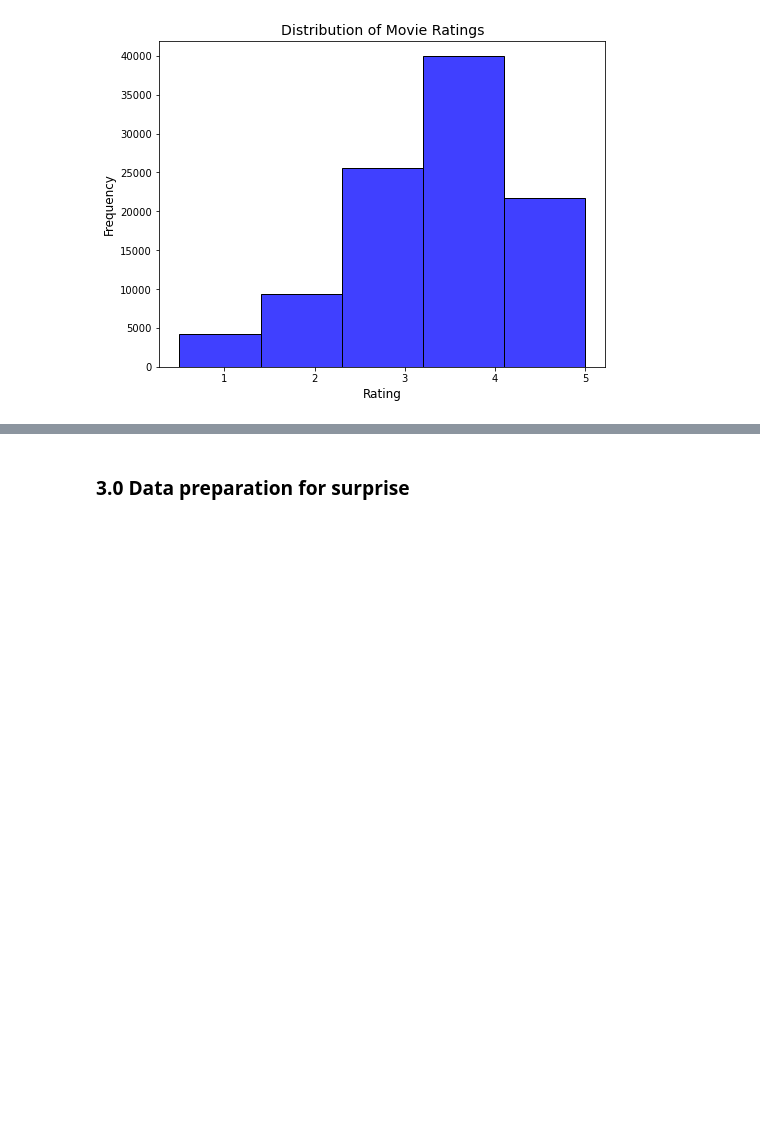
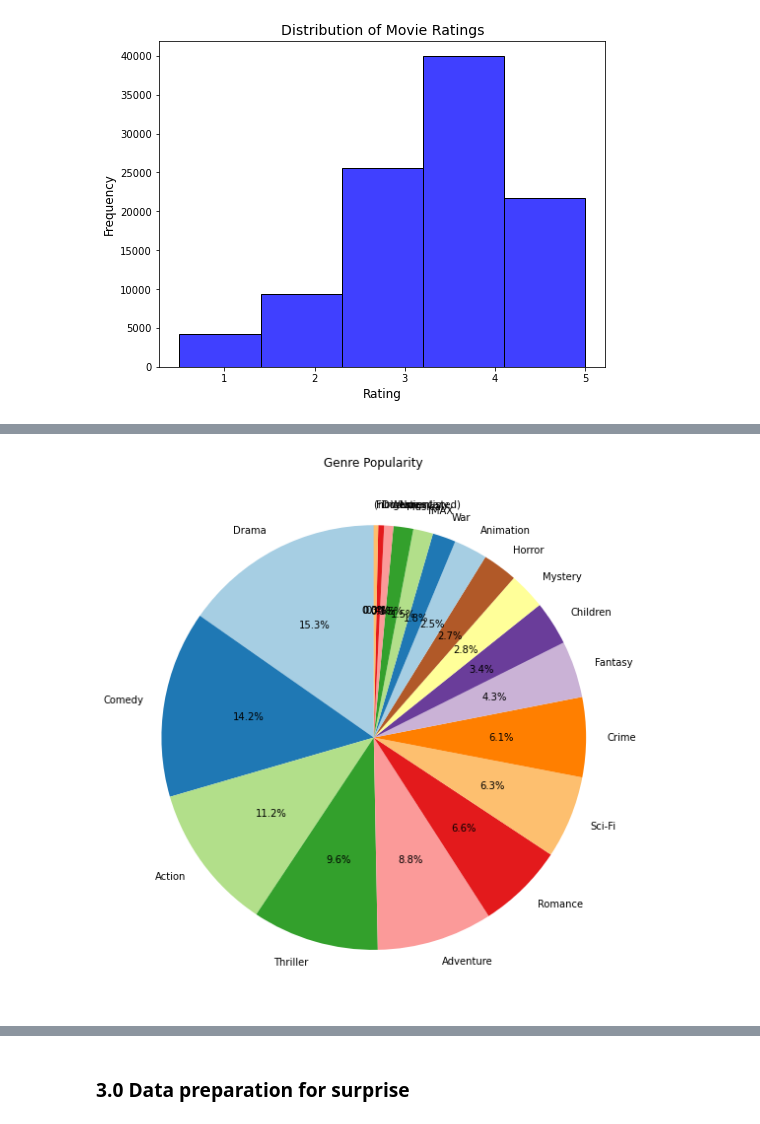
Before and after one commit to Mash-bot/Movie-Recommender-system, a Jupyter notebook: index.ipynb, the cells around one changed output, grey strips where cells are left out. Saved outputs shown, nothing was run; the diff lists cells and outputs as text; code cells hidden in the pictures; blank space fills up the shorter version.

```diff
--- a/index.ipynb
+++ b/index.ipynb
@@ -151,0 +172,15 @@ plt.show()
+# %%
+genres_series = movie_rating['genres'].str.split('|', expand=True).stack()
+
+# Count the frequency of each genre
+genre_counts = genres_series.value_counts()
+
+ #Plot the pie chart for genre popularity
+plt.figure(figsize=(8, 8))
+genre_counts.plot(kind='pie', autopct='%1.1f%%', colors=plt.cm.Paired.colors, startangle=90, legend=False)
+plt.title('Genre Popularity')
+plt.ylabel('')  # Hide the y-label
+plt.tight_layout()
+plt.show()
+# %% [output]
+[figure, added]
```
Also changed, not shown: parts of 3 cells of this notebook, 5 other files.
